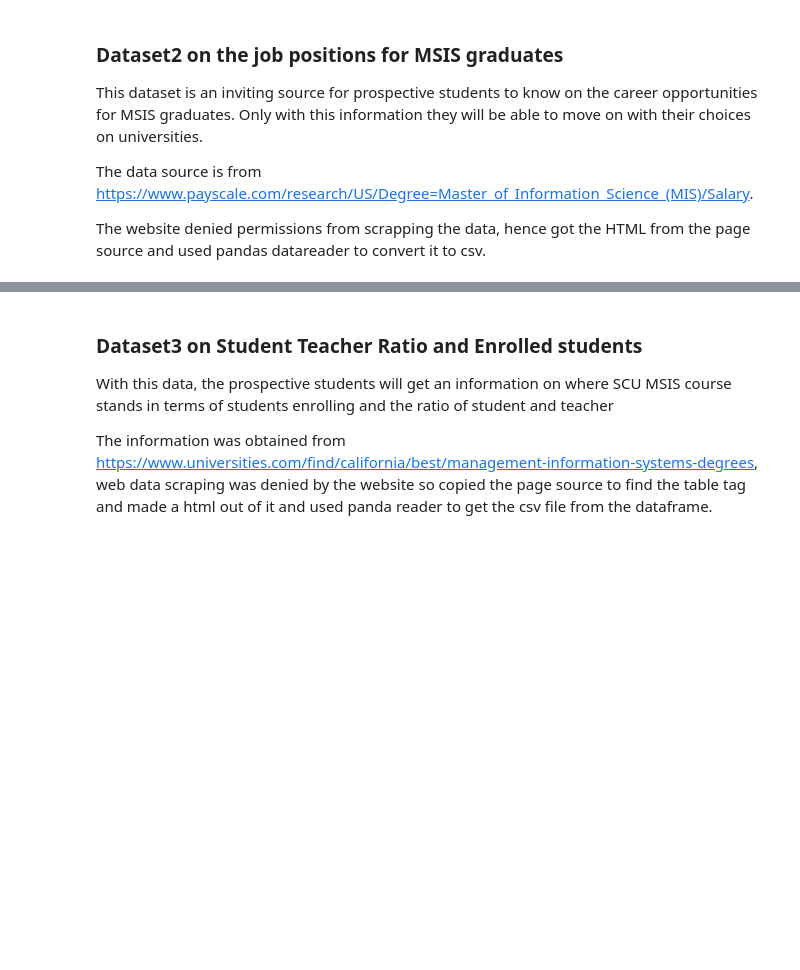
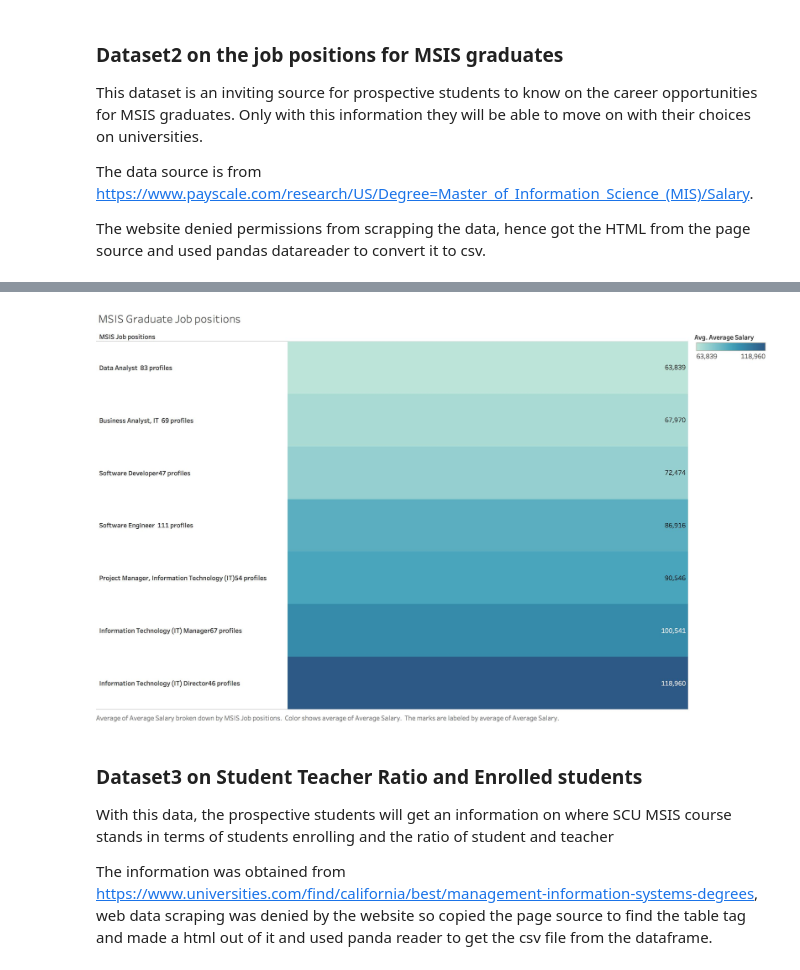
Before and after one commit to nrajeswaran/Data-Visualization, a Jupyter notebook: Lab4_DataScrapping_NR.ipynb, the cells around one changed output, grey strips where cells are left out. Drawn from its saved outputs; the diff is of its cells as text; code cells hidden in the pictures; blank space fills up the shorter version.

```diff
--- a/Lab4_DataScrapping_NR.ipynb
+++ b/Lab4_DataScrapping_NR.ipynb
@@ -79,3 +77,7 @@ Data3.to_csv('Dataset2.csv', index=False, encoding='utf-8')
+# %%
+Image('MSIS_PaySalary.jpg')
+# %% [output]
+[figure, added]
 # %% [markdown]
 ### Dataset3 on Student Teacher Ratio and Enrolled students
 
```
Also changed, not shown: parts of 5 cells of this notebook.
